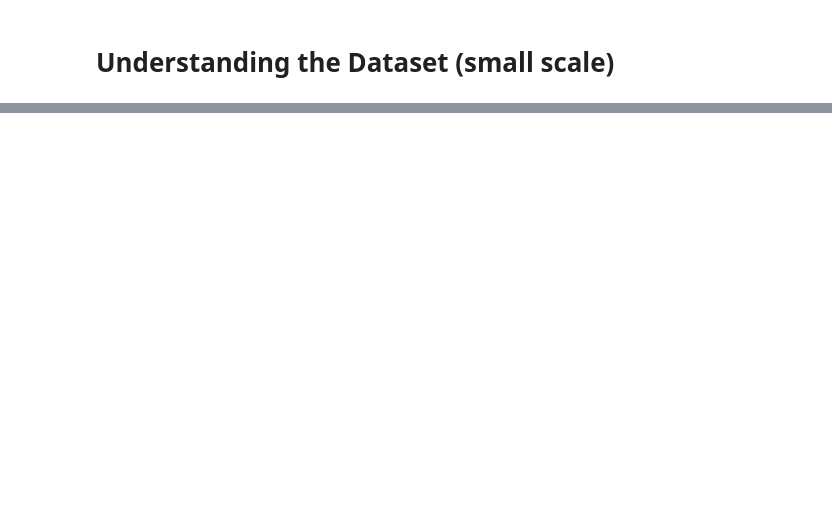
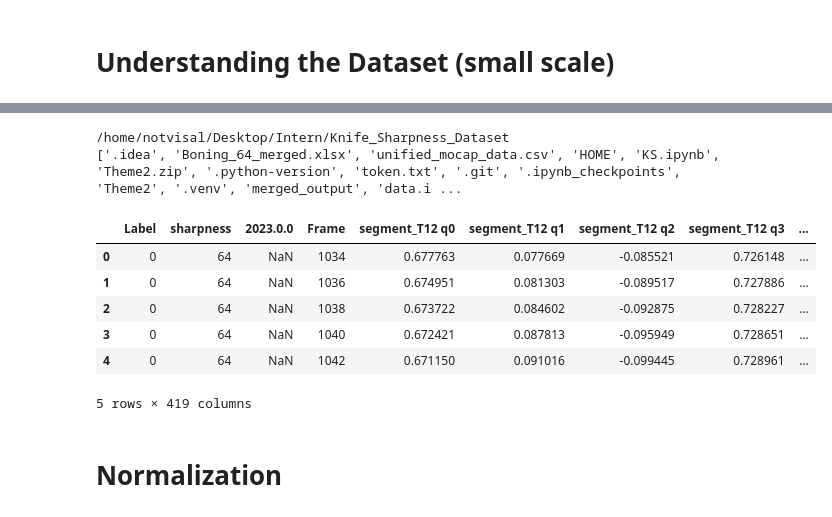
Before and after one commit to hengrvisal/knife_sharpness, a Jupyter notebook: data.ipynb, the cells around one changed output, grey strips where cells are left out. Drawn from its saved outputs; the diff is of its cells as text; code cells hidden in the pictures; blank space fills up the shorter version.

```diff
--- a/data.ipynb
+++ b/data.ipynb
@@ -664,0 +679,20 @@ df_final.isna().sum()
+# %%
+print(os.getcwd())
+
+print(os.listdir())
+# %% [output]
+/home/notvisal/Desktop/Intern/Knife_Sharpness_Dataset
+['.idea', 'Boning_64_merged.xlsx', 'unified_mocap_data.csv', 'HOME', 'KS.ipynb', 'Theme2.zip', '.python-version', 'token.txt', '.git', '.ipynb_checkpoints', 'Theme2', '.venv', 'merged_output', 'data.i ...
+# %%
+df = pd.read_csv('unified_mocap_data.csv', low_memory=False)
+df.head()
+# %% [output]
+|  | Label | sharpness | 2023.0.0 | Frame | segment_T12 q0 | segment_T12 q1 | segment_T12 q2 | segment_T12 q3 | ... |
+| 0 | 0 | 64 | NaN | 1034 | 0.677763 | 0.077669 | -0.085521 | 0.726148 | ... |
+| 1 | 0 | 64 | NaN | 1036 | 0.674951 | 0.081303 | -0.089517 | 0.727886 | ... |
+| 2 | 0 | 64 | NaN | 1038 | 0.673722 | 0.084602 | -0.092875 | 0.728227 | ... |
+| 3 | 0 | 64 | NaN | 1040 | 0.672421 | 0.087813 | -0.095949 | 0.728651 | ... |
+| 4 | 0 | 64 | NaN | 1042 | 0.671150 | 0.091016 | -0.099445 | 0.728961 | ... |
+5 rows × 419 columns
+# %% [markdown]
+# **Normalization**
```
Also changed, not shown: parts of 39 cells of this notebook, 1 other file.
